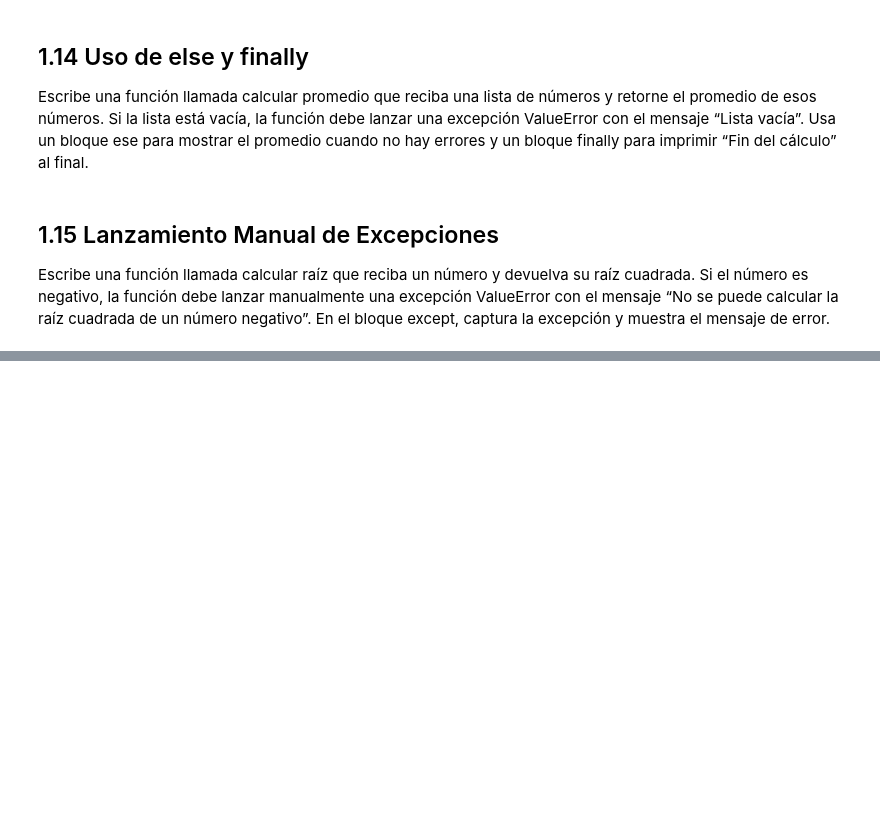
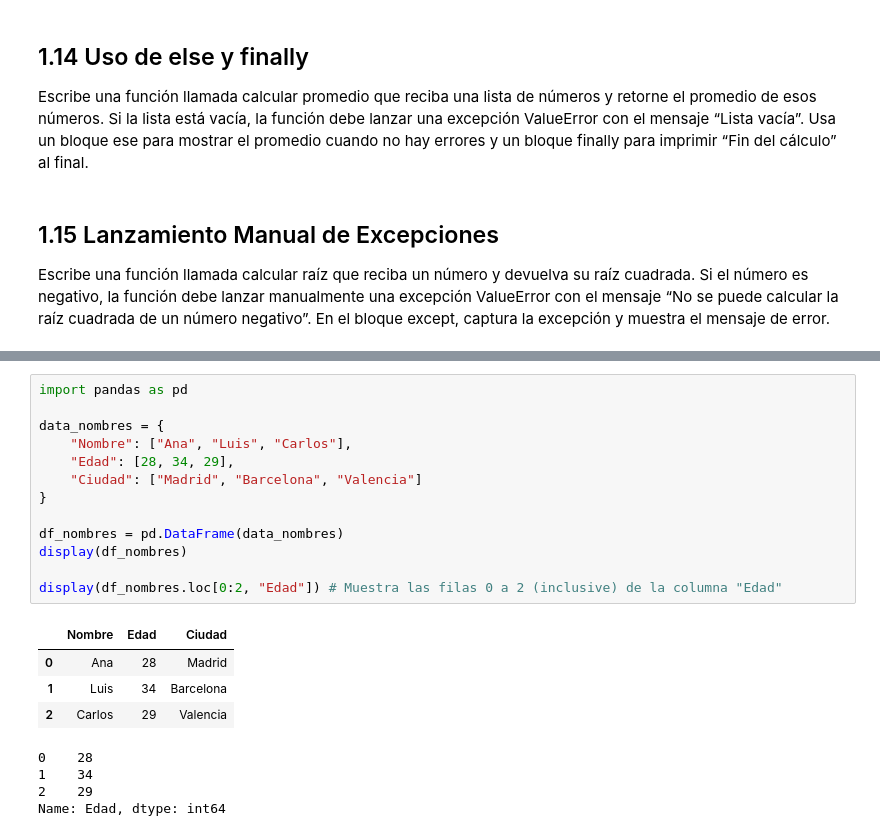
Before and after one commit to augusto-zimmermann/LABO-2, a Jupyter notebook: Practicas_LABO2.ipynb, the cells around one changed output, grey strips where cells are left out. Drawn from its saved outputs; the diff is of its cells as text; blank space fills up the shorter version.

```diff
--- a/Practicas_LABO2.ipynb
+++ b/Practicas_LABO2.ipynb
@@ -1043,0 +1079,22 @@ el mensaje de error.
+# %%
+import pandas as pd
+
+data_nombres = {
+    "Nombre": ["Ana", "Luis", "Carlos"],
+    "Edad": [28, 34, 29],
+    "Ciudad": ["Madrid", "Barcelona", "Valencia"]
+}
+
+df_nombres = pd.DataFrame(data_nombres)
+display(df_nombres)
+
+display(df_nombres.loc[0:2, "Edad"]) # Muestra las filas 0 a 2 (inclusive) de la columna "Edad"
+# %% [output]
+|  | Nombre | Edad | Ciudad |
+| 0 | Ana | 28 | Madrid |
+| 1 | Luis | 34 | Barcelona |
+| 2 | Carlos | 29 | Valencia |
+0    28
+1    34
+2    29
+Name: Edad, dtype: int64
```
Also changed, not shown: parts of 19 cells of this notebook.
